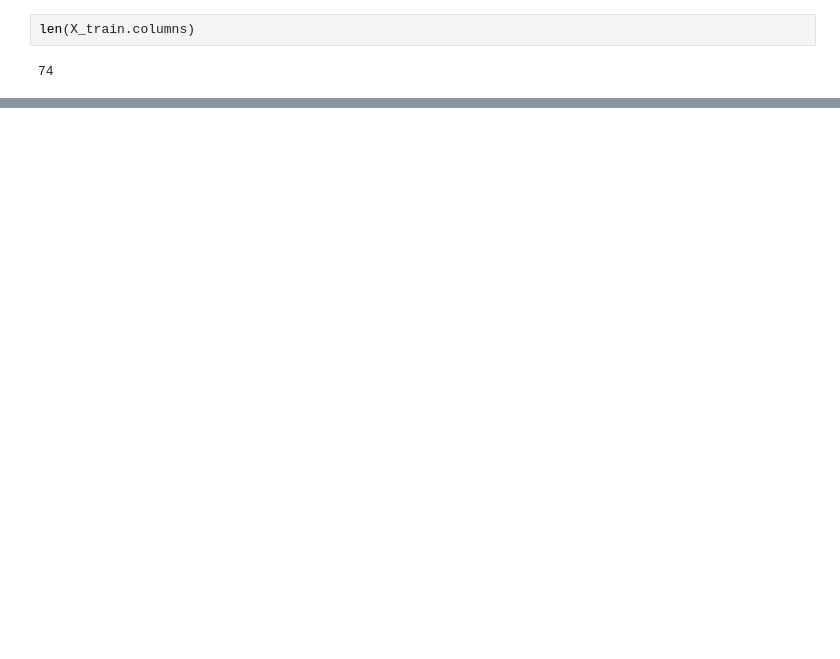
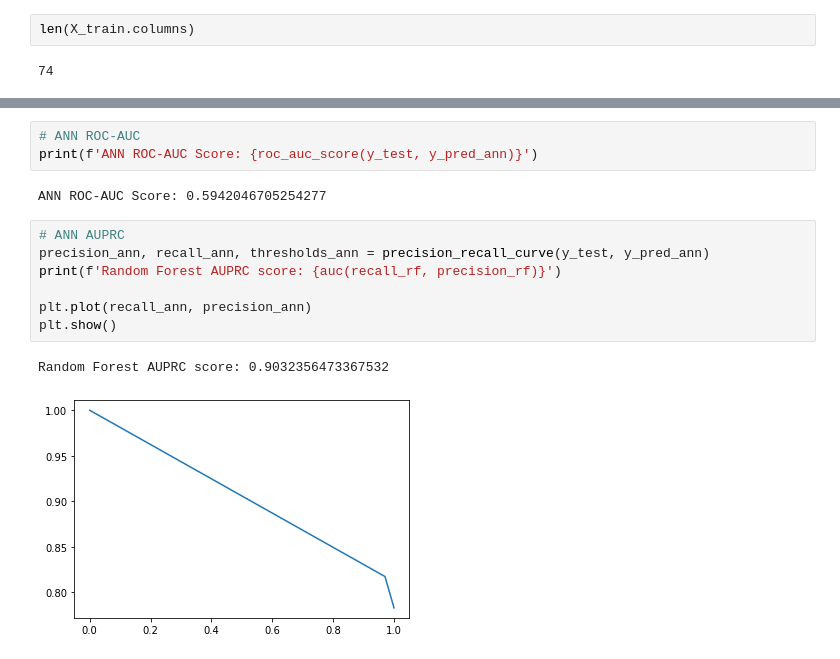
Before and after one commit to vaibhavhirani/ML-Loan-Assignment, a Jupyter notebook: ml_sv.ipynb, the cells around one changed output, grey strips where cells are left out. Saved outputs shown, nothing was run; the diff lists cells and outputs as text; blank space fills up the shorter version.

```diff
--- a/ml_sv.ipynb
+++ b/ml_sv.ipynb
@@ -103,0 +131,15 @@ weighted avg       0.79      0.81      0.76     91479
+# %%
+# ANN ROC-AUC
+print(f'ANN ROC-AUC Score: {roc_auc_score(y_test, y_pred_ann)}')
+# %% [output]
+ANN ROC-AUC Score: 0.5942046705254277
+# %%
+# ANN AUPRC
+precision_ann, recall_ann, thresholds_ann = precision_recall_curve(y_test, y_pred_ann)
+print(f'Random Forest AUPRC score: {auc(recall_rf, precision_rf)}')
+
+plt.plot(recall_ann, precision_ann)
+plt.show()
+# %% [output]
+Random Forest AUPRC score: 0.9032356473367532
+[figure, added]
```
Also changed, not shown: parts of 10 cells of this notebook.
